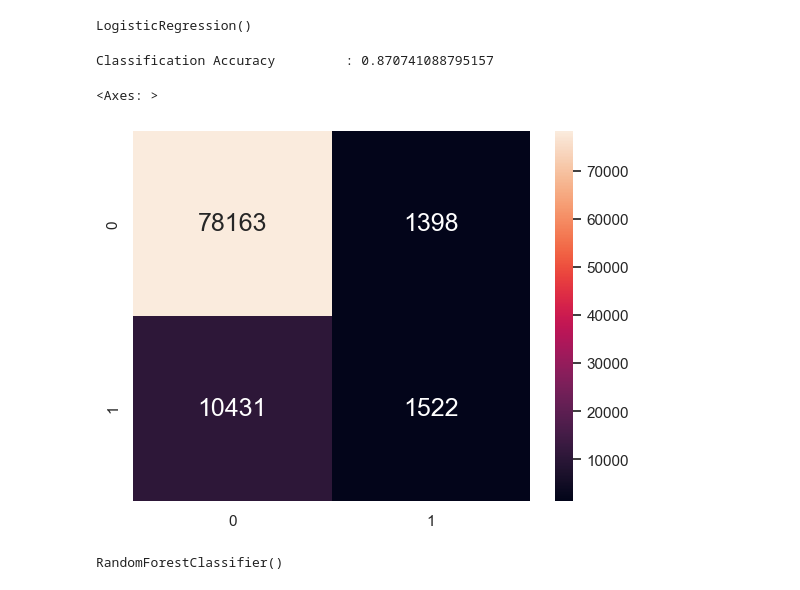
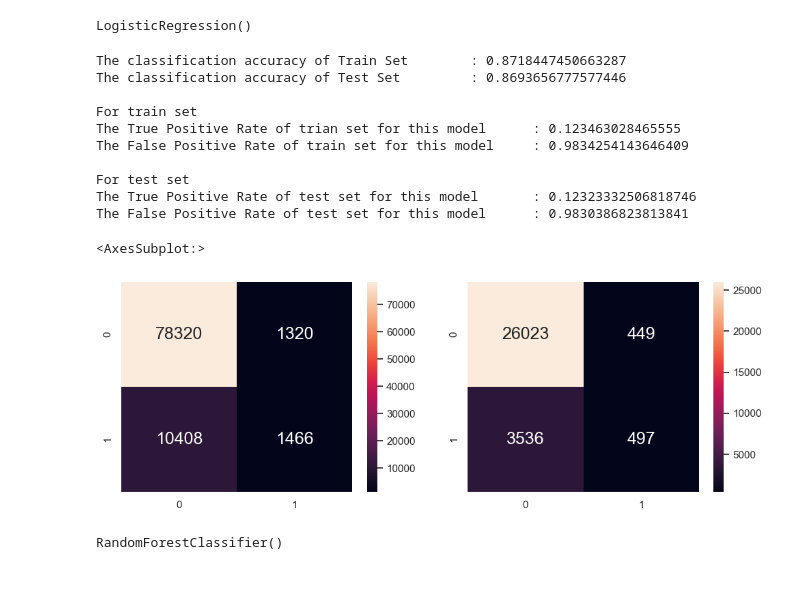
Before and after one commit to Paier05/SC1015-Mini-Project, a Jupyter notebook: Machine Learning.ipynb, the cells around one changed output. Cells and saved outputs as stored; diff of their text form; code cells hidden in the pictures.

Commit message:
Adding accuracy and confusion matrix of both set in to ML

```diff
--- a/Machine Learning.ipynb
+++ b/Machine Learning.ipynb
@@ -43,20 +43,55 @@ Please also refer to the documentation for alternative solver options:
   n_iter_i = _check_optimize_result(
 LogisticRegression()
 # %%
-from sklearn.metrics import confusion_matrix
-# Predict Legendary corresponding to Total Train
+#Predict the CentralAir with the sp_train and sp_test
 y_train_pred = l_regression.predict(x_train)
+y_test_pred = l_regression.predict(x_test)
 
-# Print the Classification Accuracy
-print("Classification Accuracy \t:", l_regression.score(x_train, y_train))
+#Print the classification accuracy
+print("The classification accuracy of Train Set \t:", l_regression.score(x_train, y_train))
+print("The classification accuracy of Test Set \t:", l_regression.score(x_test, y_test))
 
-# Plot the two-way Confusion Matrix
-sb.heatmap(confusion_matrix(y_train, y_train_pred),
-           annot = True, fmt=".0f", annot_kws={"size": 18})
+print()
+
+#Print the TPR and FPR for train set
+lr_tr = confusion_matrix(y_train, y_train_pred)
+FP_tr_3 = lr_tr[0][1]
+FN_tr_3 = lr_tr[1][0]
+TP_tr_3 = lr_tr[1][1]
+TN_tr_3 = lr_tr[0][0]
+print("For train set")
+print("The True Positive Rate of trian set for this model \t:", TP_tr_3/(FN_tr_3 + TP_tr_3))
+print("The False Positive Rate of train set for this model \t:", TN_tr_3/(TN_tr_3 + FP_tr_3))
+
+print()
+
+#Print the TPR and FPR for test set
+lr_tt = confusion_matrix(y_test, y_test_pred)
+FP_tt_3 = lr_tt[0][1]
+FN_tt_3 = lr_tt[1][0]
+TP_tt_3 = lr_tt[1][1]
+TN_tt_3 = lr_tt[0][0]
+print("For test set")
+print("The True Positive Rate of test set for this model \t:", TP_tt_3/(FN_tt_3 + TP_tt_3))
+print("The False Positive Rate of test set for this model \t:", TN_tt_3/(TN_tt_3 + FP_tt_3))
+
+#Print the two-way confusion map for train(left) and test(right)
+f, axes = plt.subplots(1, 2, figsize=(12, 4))
+sb.heatmap(confusion_matrix(y_train, y_train_pred),annot = True, fmt=".0f", annot_kws={"size": 18}, ax = axes[0])
+sb.heatmap(confusion_matrix(y_test, y_test_pred), annot = True, fmt=".0f", annot_kws={"size": 18}, ax = axes[1])
 # %% [output]
-Classification Accuracy         : 0.870741088795157
+The classification accuracy of Train Set        : 0.8718447450663287
+The classification accuracy of Test Set         : 0.8693656777577446
+
+For train set
+The True Positive Rate of trian set for this model      : 0.123463028465555
+The False Positive Rate of train set for this model     : 0.9834254143646409
+
+For test set
+The True Positive Rate of test set for this model       : 0.12323332506818746
+The False Positive Rate of test set for this model      : 0.9830386823813841
-<Axes: >
+<AxesSubplot:>
-[figure, old version]
+[figure, new version]
 # %%
 r_forest = RandomForestClassifier()
 r_forest.fit(x_train, y_train)
```
